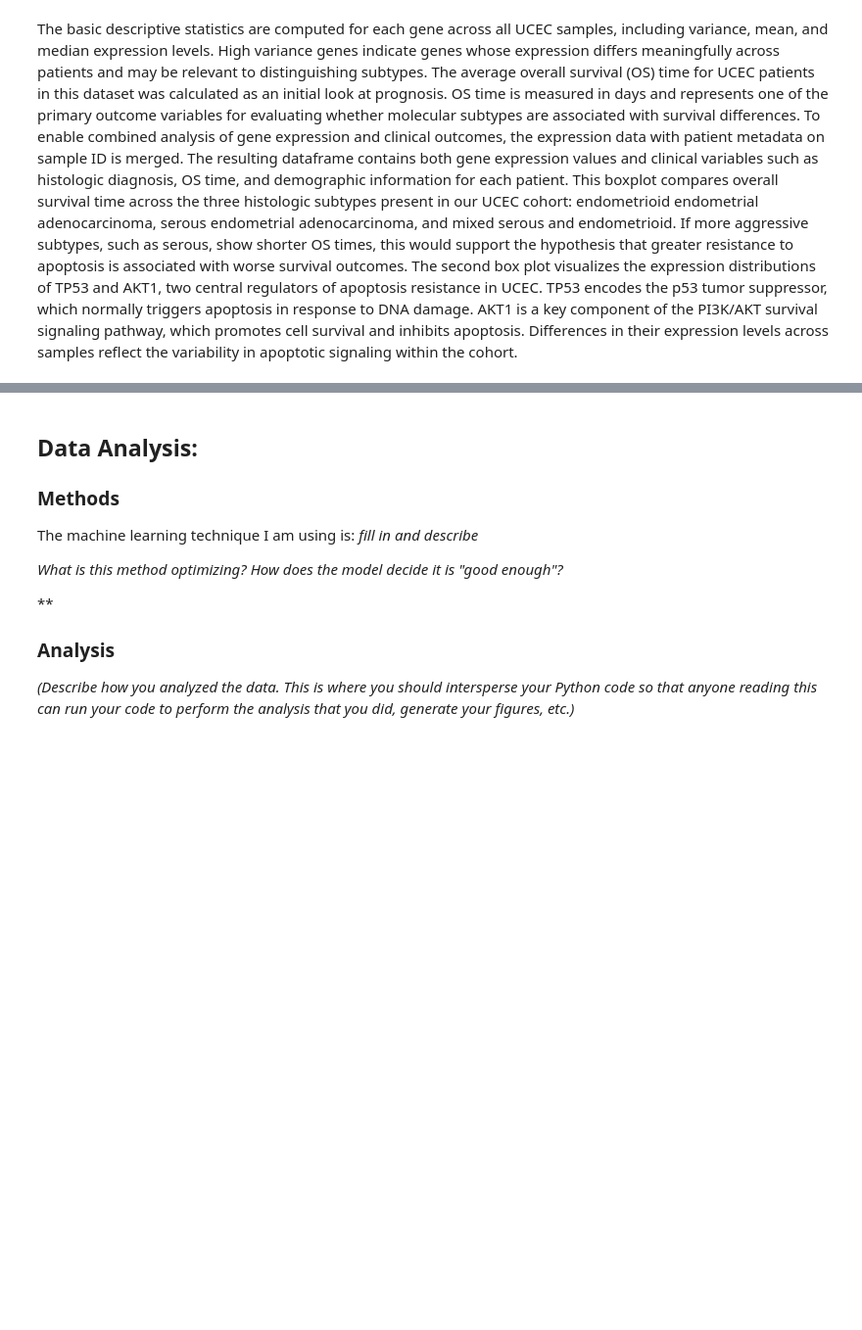
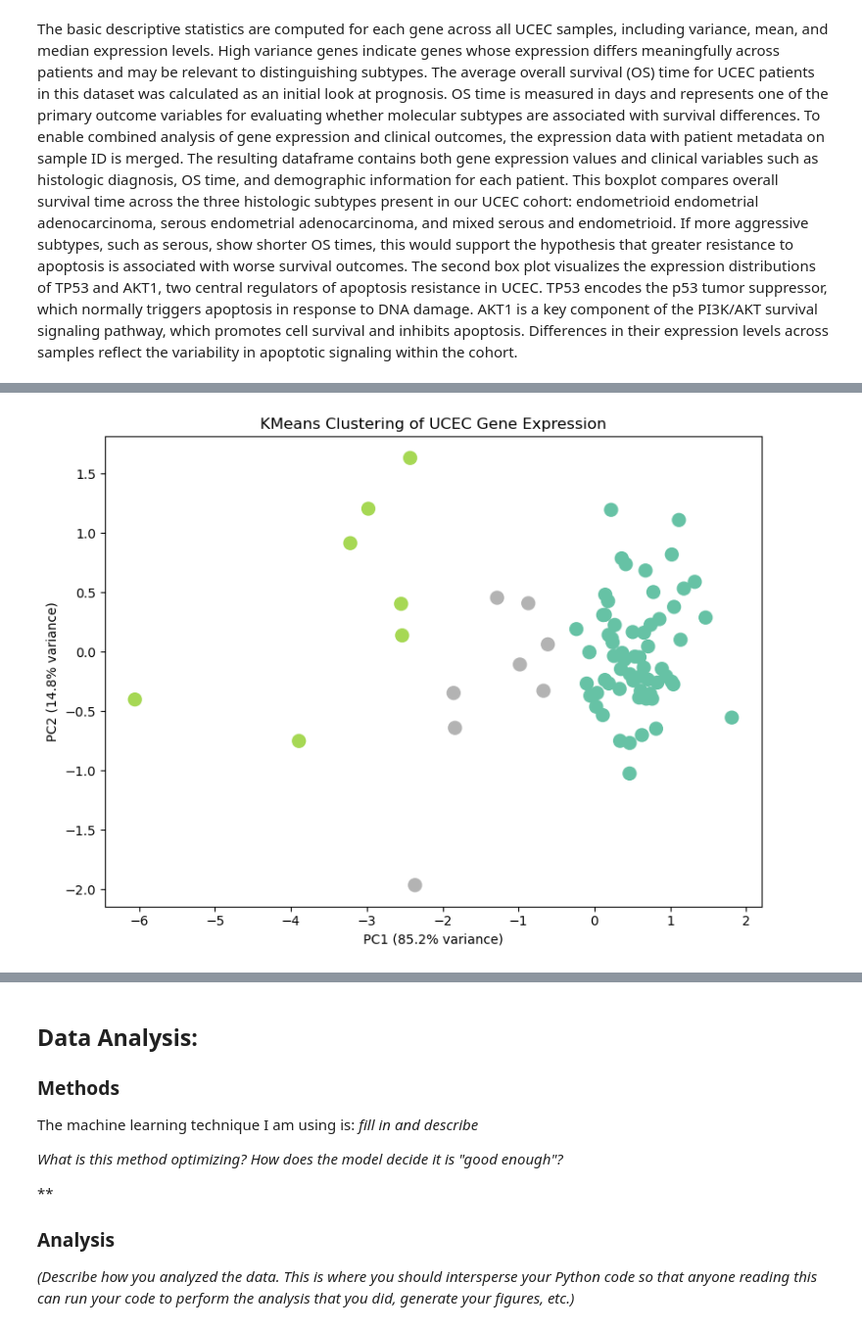
Before and after one commit to isabella-imburgia/Module-4-Cancer-Imburgia-Abed, a Jupyter notebook: code/Module 4 Template.ipynb, the cells around one changed output, grey strips where cells are left out. Shown at 98% size. Cells and saved outputs as stored; diff of their text form; code cells hidden in the pictures; blank space fills up the shorter version.

```diff
--- a/code/Module 4 Template.ipynb
+++ b/code/Module 4 Template.ipynb
@@ -205,0 +284,14 @@ The basic descriptive statistics are computed for each gene across all UCEC samp
+# %%
+model = KMeans(n_clusters=3, random_state=0)
+model.fit(X)
+y_pred = model.predict(X)
+
+plt.figure(figsize=(8, 6))
+plt.scatter(X_pca[:, 0], X_pca[:, 1], c=y_pred, cmap="Set2", s=100)
+plt.xlabel(f"PC1 ({explained[0]:.1f}% variance)")
+plt.ylabel(f"PC2 ({explained[1]:.1f}% variance)")
+plt.title("KMeans Clustering of UCEC Gene Expression")
+plt.tight_layout()
+plt.show()
+# %% [output]
+[figure, added]
```
Also changed, not shown: parts of 6 cells of this notebook, 1 other file.
